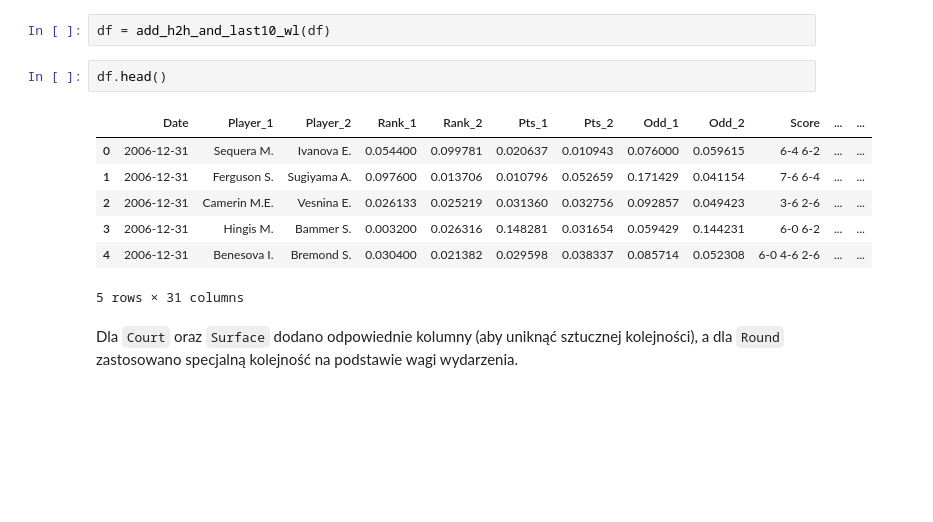
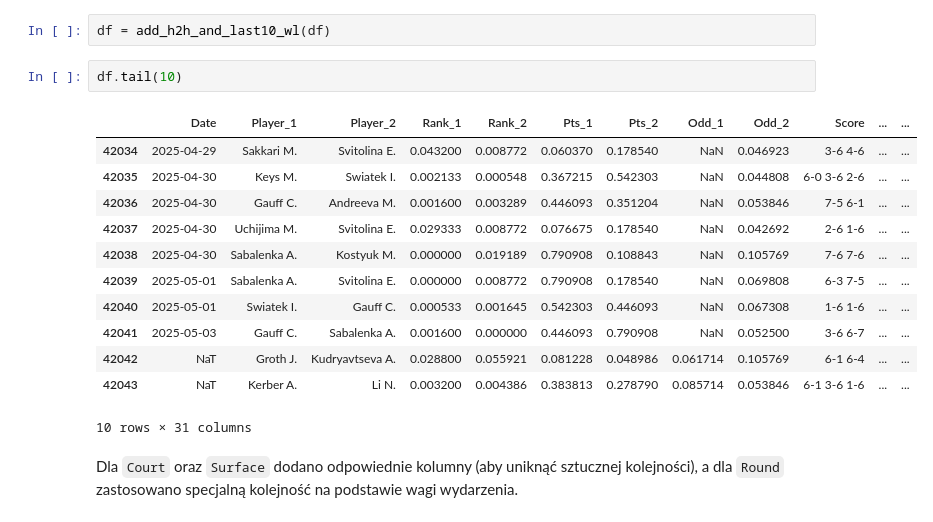
Before and after one commit to DeporS/data-minig-project, a Jupyter notebook: src/process_data.ipynb, the cells around one changed output. Saved outputs shown, nothing was run; the diff lists cells and outputs as text; blank space fills up the shorter version.

```diff
--- a/src/process_data.ipynb
+++ b/src/process_data.ipynb
@@ -382,15 +382,20 @@ def add_h2h_and_last10_wl(
 # %%
 df = add_h2h_and_last10_wl(df)
 # %%
-df.head()
+df.tail(10)
 # %% [output]
 |  | Date | Player_1 | Player_2 | Rank_1 | Rank_2 | Pts_1 | Pts_2 | Odd_1 | Odd_2 | Score | ... | ... |
-| 0 | 2006-12-31 | Sequera M. | Ivanova E. | 0.054400 | 0.099781 | 0.020637 | 0.010943 | 0.076000 | 0.059615 | 6-4 6-2 | ... | ... |
-| 1 | 2006-12-31 | Ferguson S. | Sugiyama A. | 0.097600 | 0.013706 | 0.010796 | 0.052659 | 0.171429 | 0.041154 | 7-6 6-4 | ... | ... |
-| 2 | 2006-12-31 | Camerin M.E. | Vesnina E. | 0.026133 | 0.025219 | 0.031360 | 0.032756 | 0.092857 | 0.049423 | 3-6 2-6 | ... | ... |
-| 3 | 2006-12-31 | Hingis M. | Bammer S. | 0.003200 | 0.026316 | 0.148281 | 0.031654 | 0.059429 | 0.144231 | 6-0 6-2 | ... | ... |
-| 4 | 2006-12-31 | Benesova I. | Bremond S. | 0.030400 | 0.021382 | 0.029598 | 0.038337 | 0.085714 | 0.052308 | 6-0 4-6 2-6 | ... | ... |
+| 42034 | 2025-04-29 | Sakkari M. | Svitolina E. | 0.043200 | 0.008772 | 0.060370 | 0.178540 | NaN | 0.046923 | 3-6 4-6 | ... | ... |
+| 42035 | 2025-04-30 | Keys M. | Swiatek I. | 0.002133 | 0.000548 | 0.367215 | 0.542303 | NaN | 0.044808 | 6-0 3-6 2-6 | ... | ... |
+| 42036 | 2025-04-30 | Gauff C. | Andreeva M. | 0.001600 | 0.003289 | 0.446093 | 0.351204 | NaN | 0.053846 | 7-5 6-1 | ... | ... |
+| 42037 | 2025-04-30 | Uchijima M. | Svitolina E. | 0.029333 | 0.008772 | 0.076675 | 0.178540 | NaN | 0.042692 | 2-6 1-6 | ... | ... |
+| 42038 | 2025-04-30 | Sabalenka A. | Kostyuk M. | 0.000000 | 0.019189 | 0.790908 | 0.108843 | NaN | 0.105769 | 7-6 7-6 | ... | ... |
+| 42039 | 2025-05-01 | Sabalenka A. | Svitolina E. | 0.000000 | 0.008772 | 0.790908 | 0.178540 | NaN | 0.069808 | 6-3 7-5 | ... | ... |
+| 42040 | 2025-05-01 | Swiatek I. | Gauff C. | 0.000533 | 0.001645 | 0.542303 | 0.446093 | NaN | 0.067308 | 1-6 1-6 | ... | ... |
+| 42041 | 2025-05-03 | Gauff C. | Sabalenka A. | 0.001600 | 0.000000 | 0.446093 | 0.790908 | NaN | 0.052500 | 3-6 6-7 | ... | ... |
+| 42042 | NaT | Groth J. | Kudryavtseva A. | 0.028800 | 0.055921 | 0.081228 | 0.048986 | 0.061714 | 0.105769 | 6-1 6-4 | ... | ... |
+| 42043 | NaT | Kerber A. | Li N. | 0.003200 | 0.004386 | 0.383813 | 0.278790 | 0.085714 | 0.053846 | 6-1 3-6 1-6 | ... | ... |
-5 rows × 31 columns
+10 rows × 31 columns
 # %% [markdown]
 Dla `Court` oraz `Surface` dodano odpowiednie kolumny (aby uniknąć sztucznej kolejności), a dla `Round` zastosowano specjalną kolejność na podstawie wagi wydarzenia.
 # %% [markdown]
```
